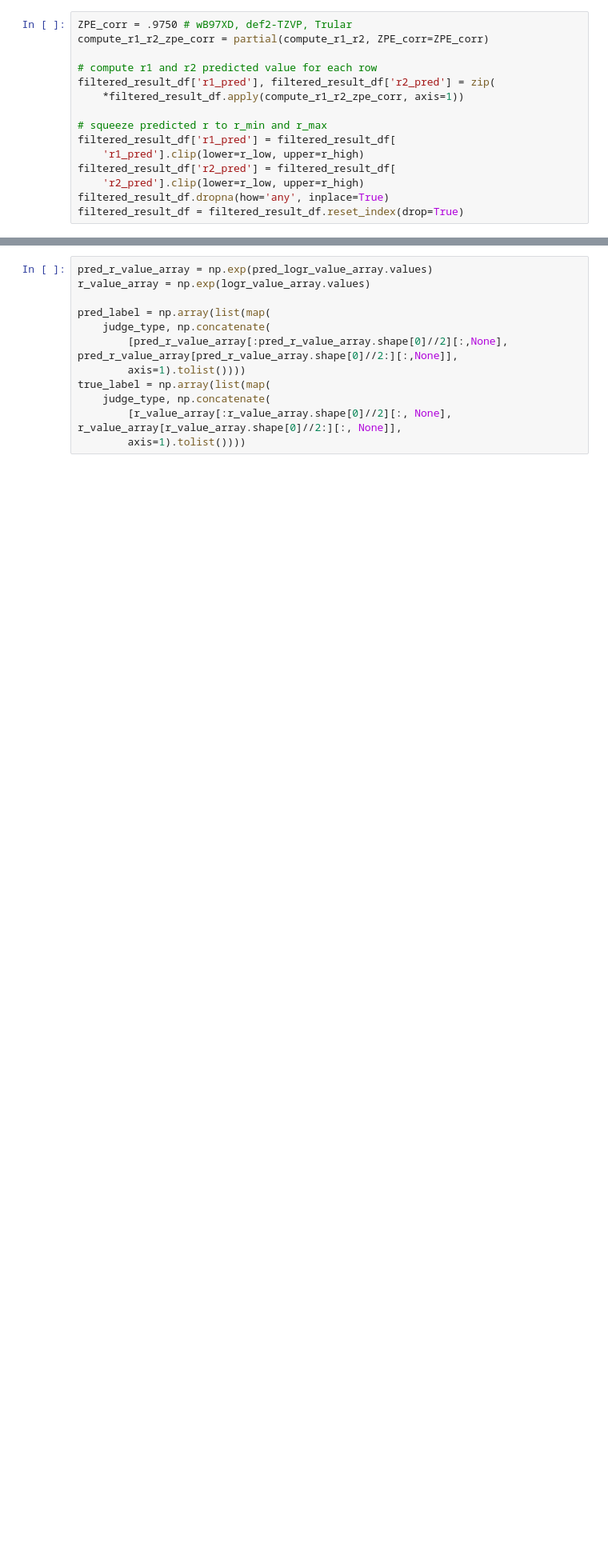
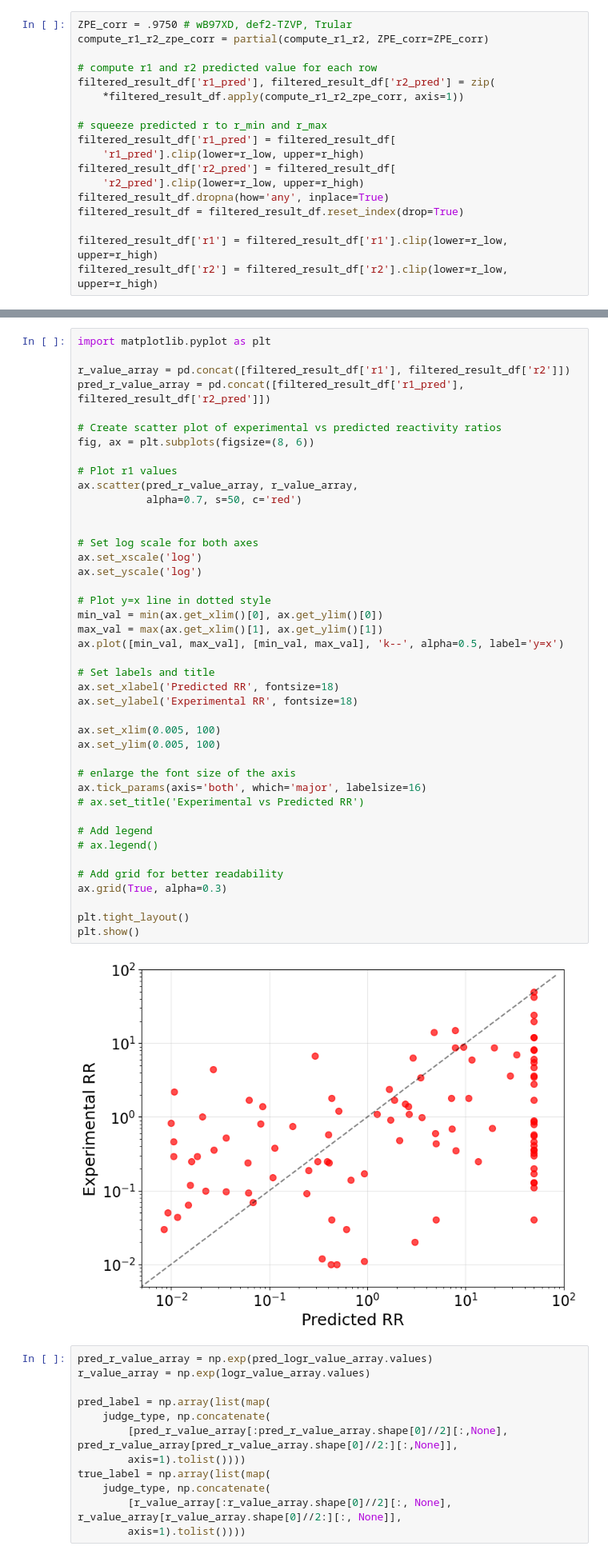
Before and after one commit to TheJacksonLab/ReactivityRatios, a Jupyter notebook: DFT_barrier_result/DFT_res_analysis.ipynb, the cells around one changed output, grey strips where cells are left out. Shown: that part at 80% size. Drawn from its saved outputs; the diff is of its cells as text; blank space fills up the shorter version.

```diff
--- a/DFT_barrier_result/DFT_res_analysis.ipynb
+++ b/DFT_barrier_result/DFT_res_analysis.ipynb
@@ -97,6 +95,9 @@ filtered_result_df['r2_pred'] = filtered_result_df[
     'r2_pred'].clip(lower=r_low, upper=r_high)
 filtered_result_df.dropna(how='any', inplace=True)
 filtered_result_df = filtered_result_df.reset_index(drop=True)
+
+filtered_result_df['r1'] = filtered_result_df['r1'].clip(lower=r_low, upper=r_high)
+filtered_result_df['r2'] = filtered_result_df['r2'].clip(lower=r_low, upper=r_high)
 # %%
 logr_value_array = np.log(np.maximum(
     r_low, pd.concat([filtered_result_df['r1'], filtered_result_df['r2']])))
@@ -120,3 +121,47 @@ R-squared: -0.380
+# %%
+import matplotlib.pyplot as plt
+
+r_value_array = pd.concat([filtered_result_df['r1'], filtered_result_df['r2']])
+pred_r_value_array = pd.concat([filtered_result_df['r1_pred'], filtered_result_df['r2_pred']])
+
+# Create scatter plot of experimental vs predicted reactivity ratios
+fig, ax = plt.subplots(figsize=(8, 6))
+
+# Plot r1 values
+ax.scatter(pred_r_value_array, r_value_array,
+           alpha=0.7, s=50, c='red')
+
+
+# Set log scale for both axes
+ax.set_xscale('log')
+ax.set_yscale('log')
+
+# Plot y=x line in dotted style
+min_val = min(ax.get_xlim()[0], ax.get_ylim()[0])
+max_val = max(ax.get_xlim()[1], ax.get_ylim()[1])
+ax.plot([min_val, max_val], [min_val, max_val], 'k--', alpha=0.5, label='y=x')
+
+# Set labels and title
+ax.set_xlabel('Predicted RR', fontsize=18)
+ax.set_ylabel('Experimental RR', fontsize=18)
+
+ax.set_xlim(0.005, 100)
+ax.set_ylim(0.005, 100)
+
+# enlarge the font size of the axis
+ax.tick_params(axis='both', which='major', labelsize=16)
+# ax.set_title('Experimental vs Predicted RR')
+
+# Add legend
+# ax.legend()
+
+# Add grid for better readability
+ax.grid(True, alpha=0.3)
+
+plt.tight_layout()
+plt.show()
+# %% [output]
+[figure, added]
 # %%
 pred_r_value_array = np.exp(pred_logr_value_array.values)
 r_value_array = np.exp(logr_value_array.values)
```
Also changed, not shown: parts of 9 cells of this notebook, 1 other file.
